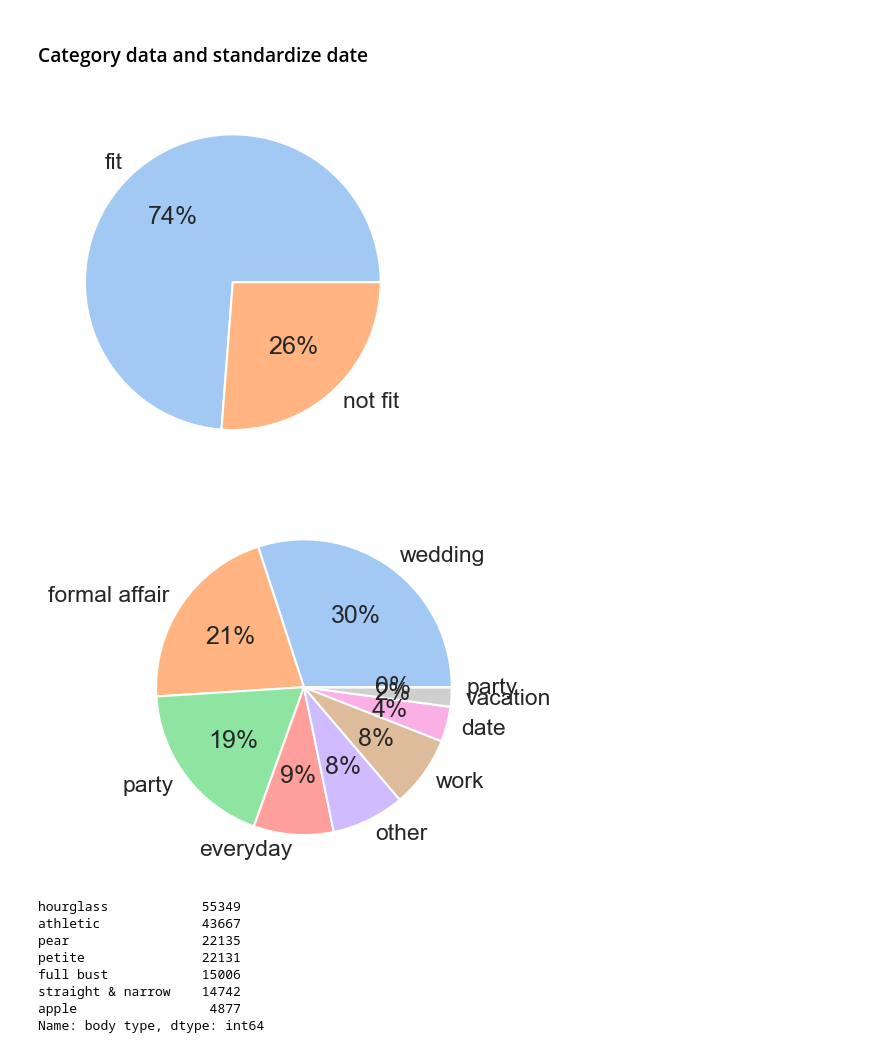
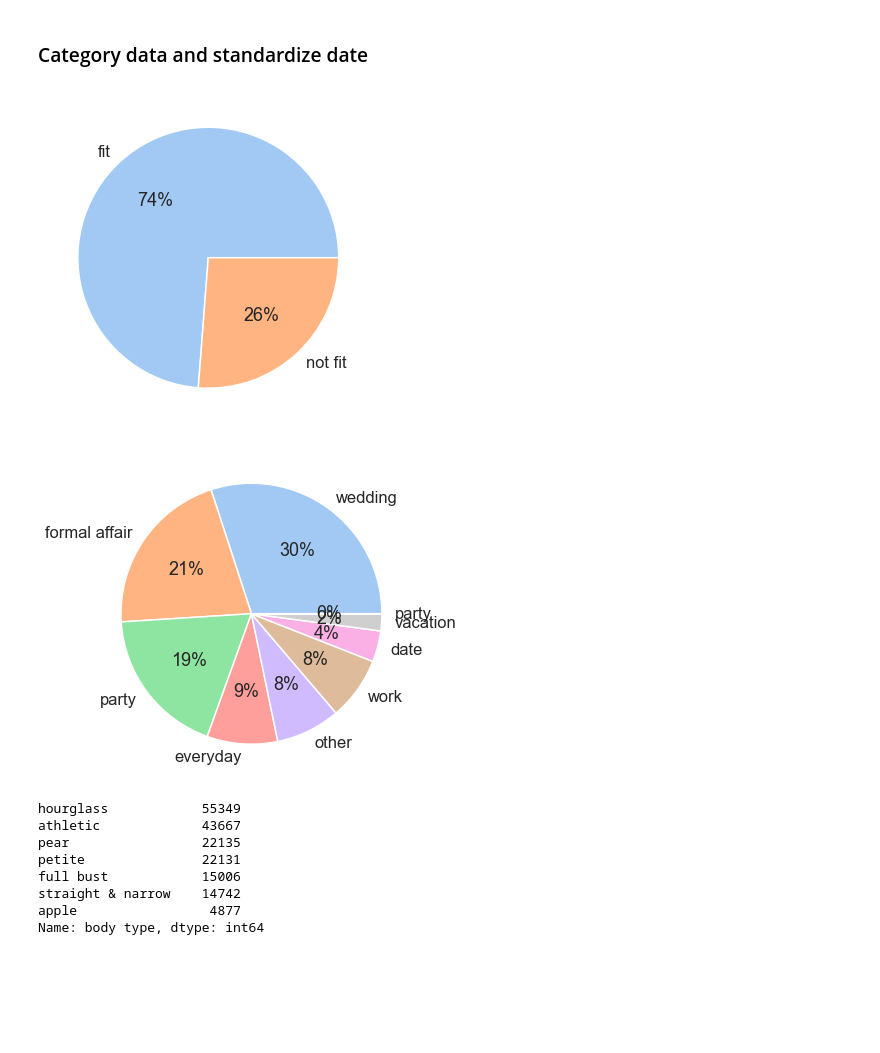
Before and after one commit to zic017/CSE158_Assignment2_Rating_Prediction_of_Clothes, a Jupyter notebook: EDA.ipynb, the cells around one changed output. Saved outputs shown, nothing was run; the diff lists cells and outputs as text; code cells hidden in the pictures; blank space fills up the shorter version.

Commit message:
graph

```diff
--- a/EDA.ipynb
+++ b/EDA.ipynb
@@ -263,18 +259,20 @@ plt.show()
 data = df['fit'].value_counts().tolist()
 labels = ['fit', 'not fit']
 colors = sns.color_palette('pastel')[0:2]
+plt.figure(figsize=(8, 6))
 plt.pie(data, labels = labels, colors = colors, autopct='%.0f%%')
 plt.show()
 # %% [output]
-[figure, old version]
+[figure, new version]
 # %%
 data = df['rented for'].value_counts().tolist()
 labels = ['wedding', 'formal affair', 'party', 'everyday', 'other', 'work', 'date', 'vacation', 'party']
 colors = sns.color_palette('pastel')[0:9]
+plt.figure(figsize=(8, 6))
 plt.pie(data, labels = labels, colors = colors, autopct='%.0f%%')
 plt.show()
 # %% [output]
-[figure, old version]
+[figure, new version]
 # %%
 df['body type'].value_counts()
 # %% [output]
```
Also changed, not shown: parts of 8 cells of this notebook.
